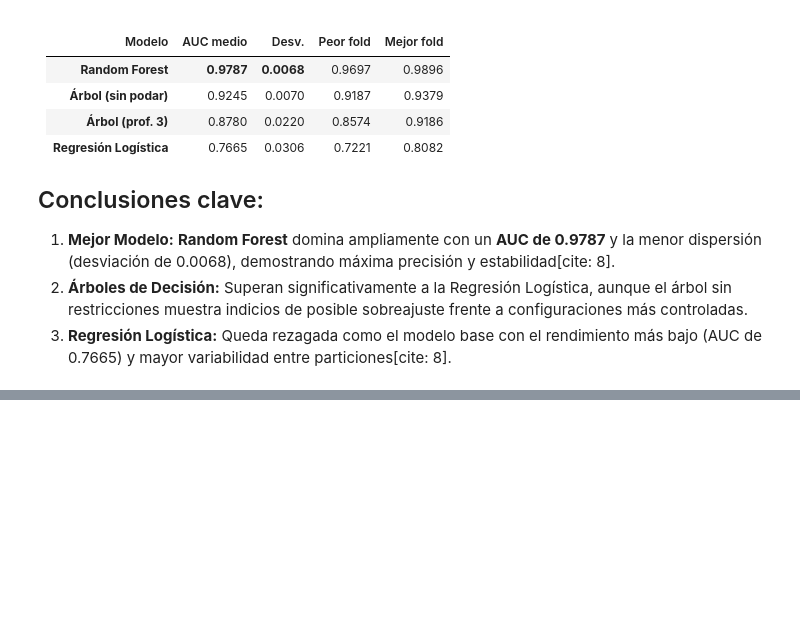
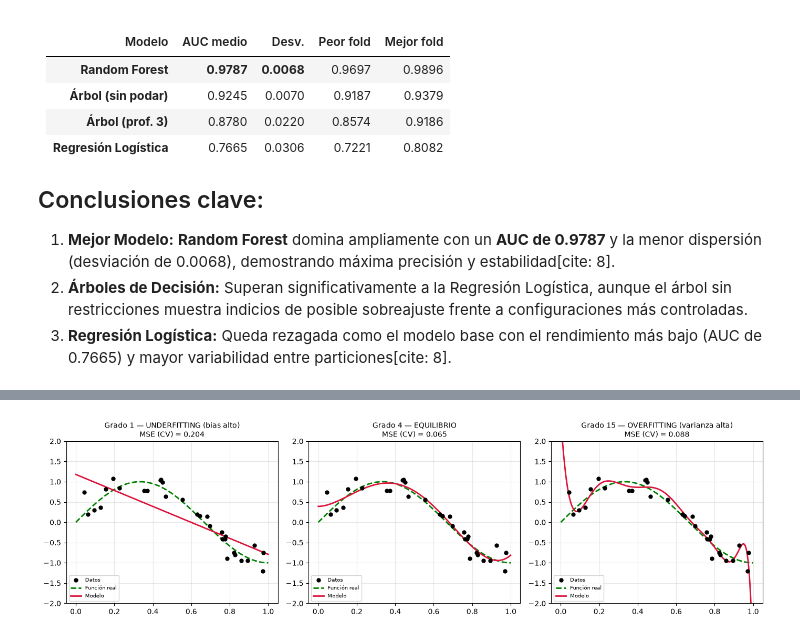
Before and after one commit to urdi-python/1.-Manufactura, a Jupyter notebook: 1. Validación y evaluación de modelos.ipynb, the cells around one changed output, grey strips where cells are left out. Saved outputs shown, nothing was run; the diff lists cells and outputs as text; code cells hidden in the pictures; blank space fills up the shorter version.

Commit message:
bLOQUE 7 de validacion de modelo FALLA

```diff
--- a/1. Validación y evaluación de modelos.ipynb
+++ b/1. Validación y evaluación de modelos.ipynb
@@ -410,0 +600,35 @@ La siguiente tabla resume el rendimiento de los modelos evaluados según su **AU
+# %%
+# Demostración visual con regresión polinómica
+def f_real(x):
+    return np.sin(1.5 * np.pi * x)
+
+
+rng = np.random.default_rng(SEED)
+x_train = np.sort(rng.uniform(0, 1, 30))
+y_train = f_real(x_train) + rng.normal(0, 0.25, 30)
+x_plot = np.linspace(0, 1, 300)
+
+grados = [1, 4, 15]
+fig, axes = plt.subplots(1, 3, figsize=(14, 4))
+
+for ax, g in zip(axes, grados):
+    modelo_poly = Pipeline([("poly", PolynomialFeatures(g)), ("lin", LinearRegression())])
+    modelo_poly.fit(x_train.reshape(-1, 1), y_train)
+    y_pred_plot = modelo_poly.predict(x_plot.reshape(-1, 1))
+
+    mse_cv = -cross_val_score(modelo_poly, x_train.reshape(-1, 1), y_train,
+                              cv=KFold(5, shuffle=True, random_state=SEED),
+                              scoring="neg_mean_squared_error").mean()
+
+    ax.scatter(x_train, y_train, s=25, c="black", zorder=3, label="Datos")
+    ax.plot(x_plot, f_real(x_plot), "g--", lw=2, label="Función real")
+    ax.plot(x_plot, y_pred_plot, "crimson", lw=2, label="Modelo")
+    ax.set_ylim(-2, 2)
+    diagnostico = {1: "UNDERFITTING (bias alto)", 4: "EQUILIBRIO", 15: "OVERFITTING (varianza alta)"}[g]
+    ax.set_title(f"Grado {g} — {diagnostico}\nMSE (CV) = {mse_cv:.3f}", fontsize=10)
+    ax.legend(fontsize=7, loc="lower left")
+
+plt.tight_layout()
+plt.show()
+# %% [output]
+[figure, added]
```
Also changed, not shown: parts of 21 cells of this notebook.
